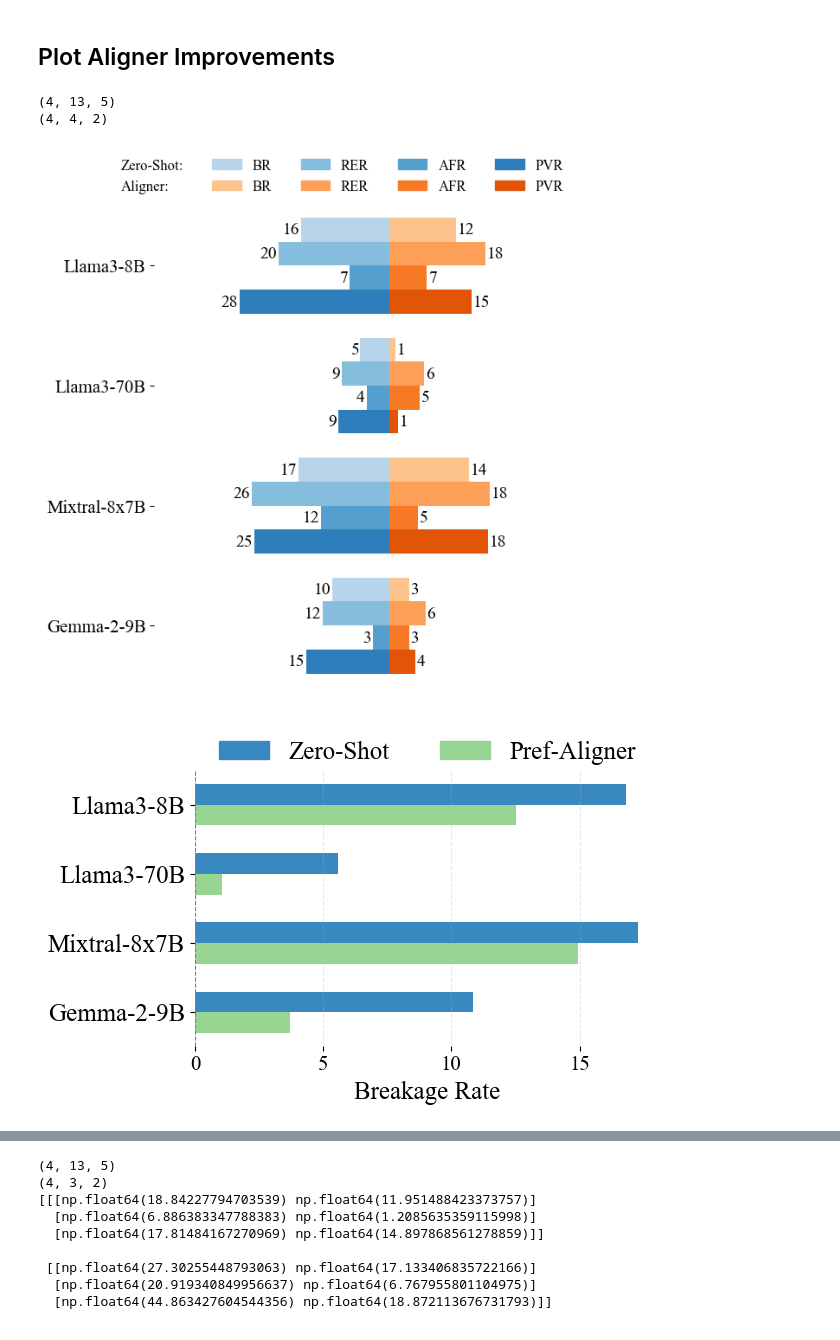
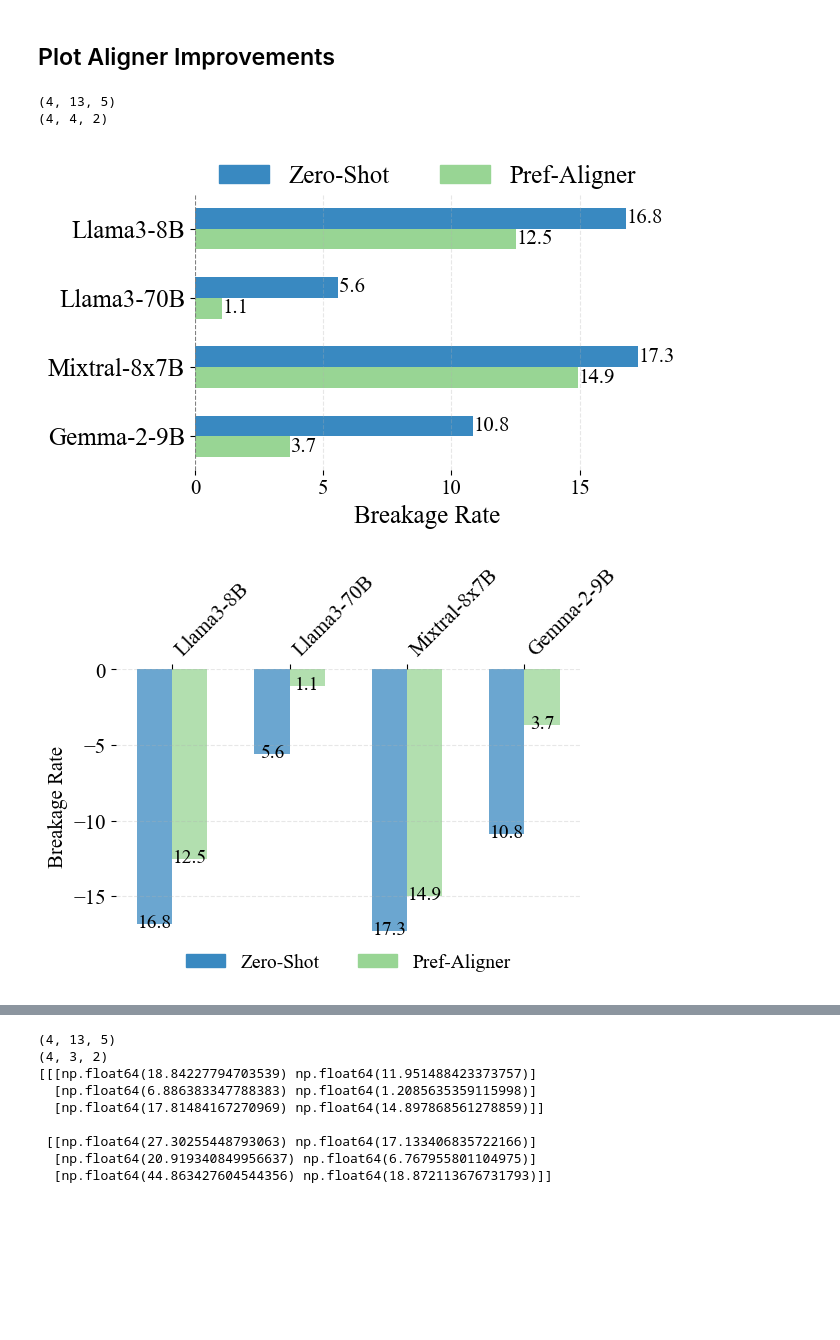
Before and after one commit to chimaobi-okite/pref_aligner, a Jupyter notebook: process_results.ipynb, the cells around one changed output, grey strips where cells are left out. Drawn from its saved outputs; the diff is of its cells as text; code cells hidden in the pictures; blank space fills up the shorter version.

```diff
--- a/process_results.ipynb
+++ b/process_results.ipynb
@@ -226,7 +232,7 @@ for metric in METRICS:
 # %% [markdown]
 ## Horizontal Bar Plot for Relevant/Irrelevant/Mixed
 # %%
-from results_helper import relevance_hbarplot, filter_axis
+from results_helper import relevance_hbarplot, filter_axis, relevance_vbarplot
 
 matrices = []
 
@@ -257,6 +263,15 @@ for metric in METRICS:
         xlabel=METRIC_LABELS[metric],
         show=True,
     )
+
+    relevance_vbarplot(
+        data,
+        relevance_list=RELEVANCE,
+        models=model_names_rel_hb,
+        title=f"{metric} by Relevance",
+        ylabel=METRIC_LABELS[metric],
+        show=True,
+    )
 # %% [output]
 (13, 3)
 (5, 3)
@@ -452,6 +481,7 @@ compare_profile_accuracy(
 from results_helper import (
     aligner_improvement_hbarplot_full,
     aligner_improvement_hbarplot,
+    aligner_improvement_vbarplot,
     PROMPT_METHODS_DICT,
     MODELS_SHORT_DICT
 )
@@ -485,40 +515,51 @@ print(data.shape)       # [fields x models x methods]
 
 # from results_helper import METRIC_LABELS_ABBR
 
 # data2plot = improvement.T
 # relevance_hbarplot(
 #     data2plot,
 #     relevance_list=metrics_baseline,
 #     models=[MODELS_SHORT_DICT[m] for m in models_ref],
 #     title="Error Percentage Drop by Model",
 #     xlabel="Error % Drop",
 #     label_dict=METRIC_LABELS_ABBR,
 #     figh=6,
 #     show=True,
 # )
 
 # for i, metric in enumerate(metrics_baseline):
-aligner_improvement_hbarplot_full(
-    data[...,0].T,
-    data[...,-1].T,
-    models=[MODELS_SHORT_DICT[m] for m in models_ref],
-    metrics=metrics_baseline,
-    title=f"Aligner Improvement by Model Relevant",
-    show=True,
-)
+# aligner_improvement_hbarplot_full(
+#     data[...,0].T,
+#     data[...,-1].T,
+#     models=[MODELS_SHORT_DICT[m] for m in models_ref],
+#     metrics=metrics_baseline,
+#     title=f"Aligner Improvement by Model Relevant",
+#     show=True,
+# )
 
 for i, metric in enumerate(metrics_baseline):
     aligner_improvement_hbarplot(
         data[i],
         methods=["direct", "aligner"],
         label_dict=PROMPT_METHODS_DICT,
         models=[MODELS_SHORT_DICT[m] for m in models_ref],
         title=f"Aligner improvement in {metric}",
         xlabel=METRIC_LABELS[metric],
         show=True,
     )
+
+    aligner_improvement_vbarplot(
+        data[i],
+        methods=["direct", "aligner"],
+        label_dict=PROMPT_METHODS_DICT,
+        models=[MODELS_SHORT_DICT[m] for m in models_ref],
+        title=f"Aligner improvement in {metric}",
+        ylabel=METRIC_LABELS[metric],
+        figh=4,
+        show=True,
+    )
 # %% [output]
 (4, 13, 5)
 (4, 4, 2)
-[figure, old version]
+[figure, new version]
-[figure, old version]
+[figure, new version]
```
Also changed, not shown: parts of 8 cells of this notebook, 50 other files.
